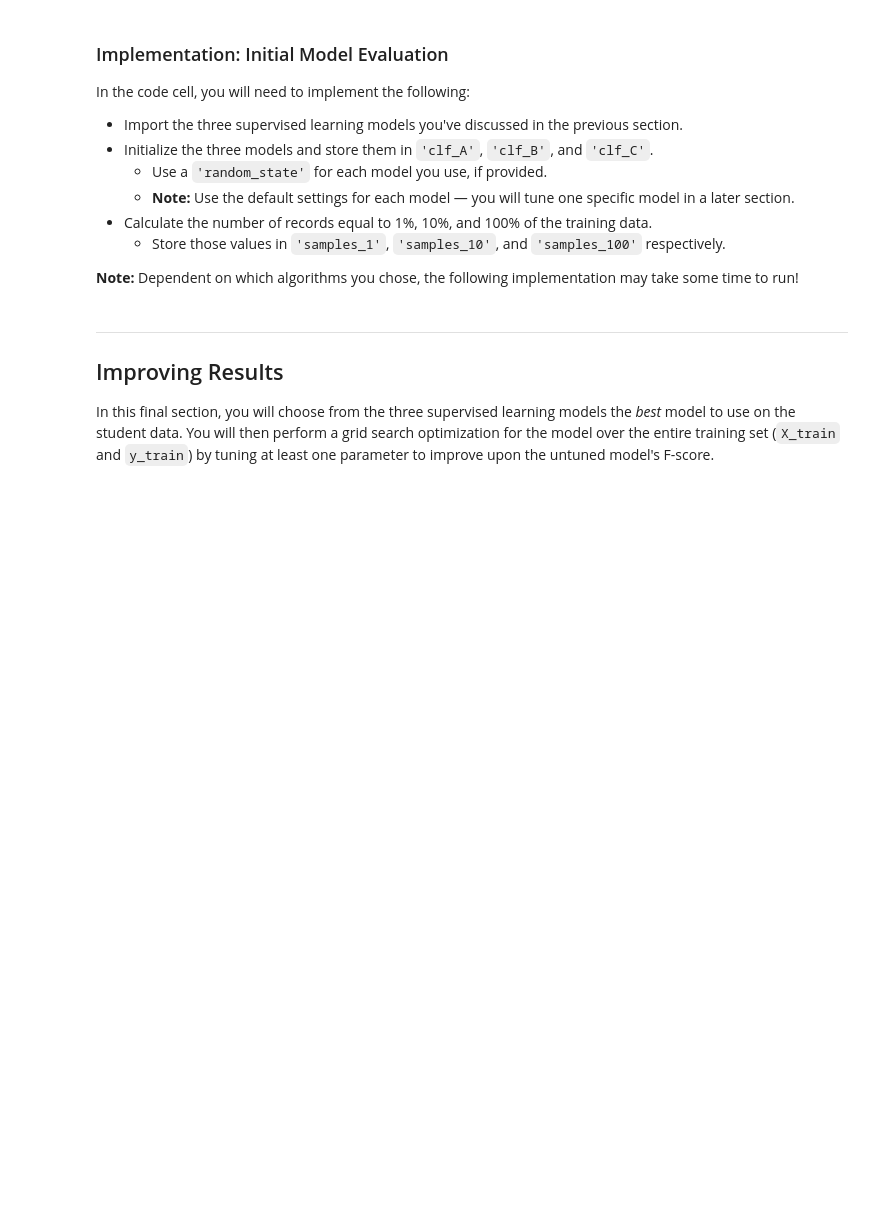
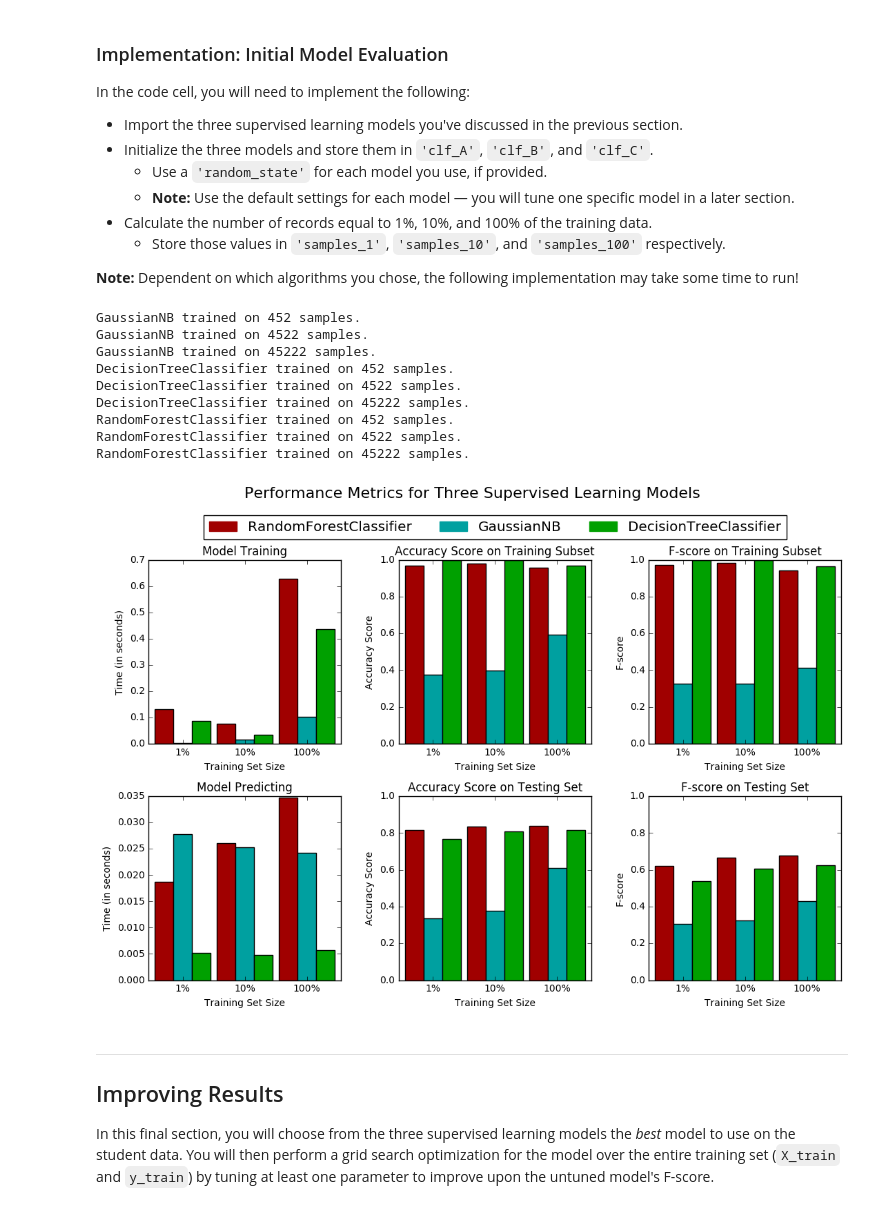
Before and after one commit to kscasado/Udacity_Machine_Learning, a Jupyter notebook: finding_donors/finding_donors.ipynb, the cells around one changed output. Cells and saved outputs as stored; diff of their text form; code cells hidden in the pictures; blank space fills up the shorter version.

```diff
--- a/finding_donors/finding_donors.ipynb
+++ b/finding_donors/finding_donors.ipynb
@@ -241,7 +246,7 @@ In the code block below, you will need to implement the following:
    - Make sure that you set the `beta` parameter!
 # %%
 # TODO: Import two metrics from sklearn - fbeta_score and accuracy_score
-
+from sklearn.metrics import accuracy_score, fbeta_score
 def train_predict(learner, sample_size, X_train, y_train, X_test, y_test):
     '''
     inputs:
@@ -257,33 +262,33 @@ def train_predict(learner, sample_size, X_train, y_train, X_test, y_test):
 
     # TODO: Fit the learner to the training data using slicing with 'sample_size'
     start = time() # Get start time
-    learner = None
+    learner = learner.fit(X_train[:sample_size], y_train[:sample_size])
     end = time() # Get end time
 
     # TODO: Calculate the training time
-    results['train_time'] = None
+    results['train_time'] = end - start
 
     # TODO: Get the predictions on the test set,
     #       then get predictions on the first 300 training samples
     start = time() # Get start time
-    predictions_test = None
-    predictions_train = None
+    predictions_test = learner.predict(X_test)
+    predictions_train = learner.predict(X_train[:300])
     end = time() # Get end time
 
     # TODO: Calculate the total prediction time
-    results['pred_time'] = None
+    results['pred_time'] = end-start
 
     # TODO: Compute accuracy on the first 300 training samples
-    results['acc_train'] = None
+    results['acc_train'] = accuracy_score(y_train[:300], predictions_train)
 
     # TODO: Compute accuracy on test set
-    results['acc_test'] = None
+    results['acc_test'] = accuracy_score(y_test,predictions_test)
 
     # TODO: Compute F-score on the the first 300 training samples
-    results['f_train'] = None
+    results['f_train'] = fbeta_score(y_train[:300], predictions_train,.5)
 
     # TODO: Compute F-score on the test set
-    results['f_test'] = None
+    results['f_test'] = fbeta_score(y_test, predictions_test,.5)
 
     # Success
     print "{} trained on {} samples.".format(learner.__class__.__name__, sample_size)
@@ -303,28 +308,41 @@ In the code cell, you will need to implement the following:
 **Note:** Dependent on which algorithms you chose, the following implementation may take some time to run!
 # %%
 # TODO: Import the three supervised learning models from sklearn
-
+from sklearn.naive_bayes import GaussianNB
+from sklearn import tree
+from sklearn.ensemble import RandomForestClassifier
 # TODO: Initialize the three models
-clf_A = None
-clf_B = None
-clf_C = None
+clf_A = GaussianNB()
+clf_B = tree.DecisionTreeClassifier()
+clf_C = RandomForestClassifier()
 
 # TODO: Calculate the number of samples for 1%, 10%, and 100% of the training data
-samples_1 = None
-samples_10 = None
-samples_100 = None
+samples_1 = n_records/100
+samples_10 = n_records/10
+samples_100 = n_records
 
 # Collect results on the learners
 results = {}
 for clf in [clf_A, clf_B, clf_C]:
     clf_name = clf.__class__.__name__
     results[clf_name] = {}
     for i, samples in enumerate([samples_1, samples_10, samples_100]):
         results[clf_name][i] = \
         train_predict(clf, samples, X_train, y_train, X_test, y_test)
 
 # Run metrics visualization for the three supervised learning models chosen
 vs.evaluate(results, accuracy, fscore)
+# %% [output]
+GaussianNB trained on 452 samples.
+GaussianNB trained on 4522 samples.
+GaussianNB trained on 45222 samples.
+DecisionTreeClassifier trained on 452 samples.
+DecisionTreeClassifier trained on 4522 samples.
+DecisionTreeClassifier trained on 45222 samples.
+RandomForestClassifier trained on 452 samples.
+RandomForestClassifier trained on 4522 samples.
+RandomForestClassifier trained on 45222 samples.
+[figure, added]
 # %% [markdown]
 ----
 ## Improving Results
```
Also changed, not shown: parts of 8 cells of this notebook.
